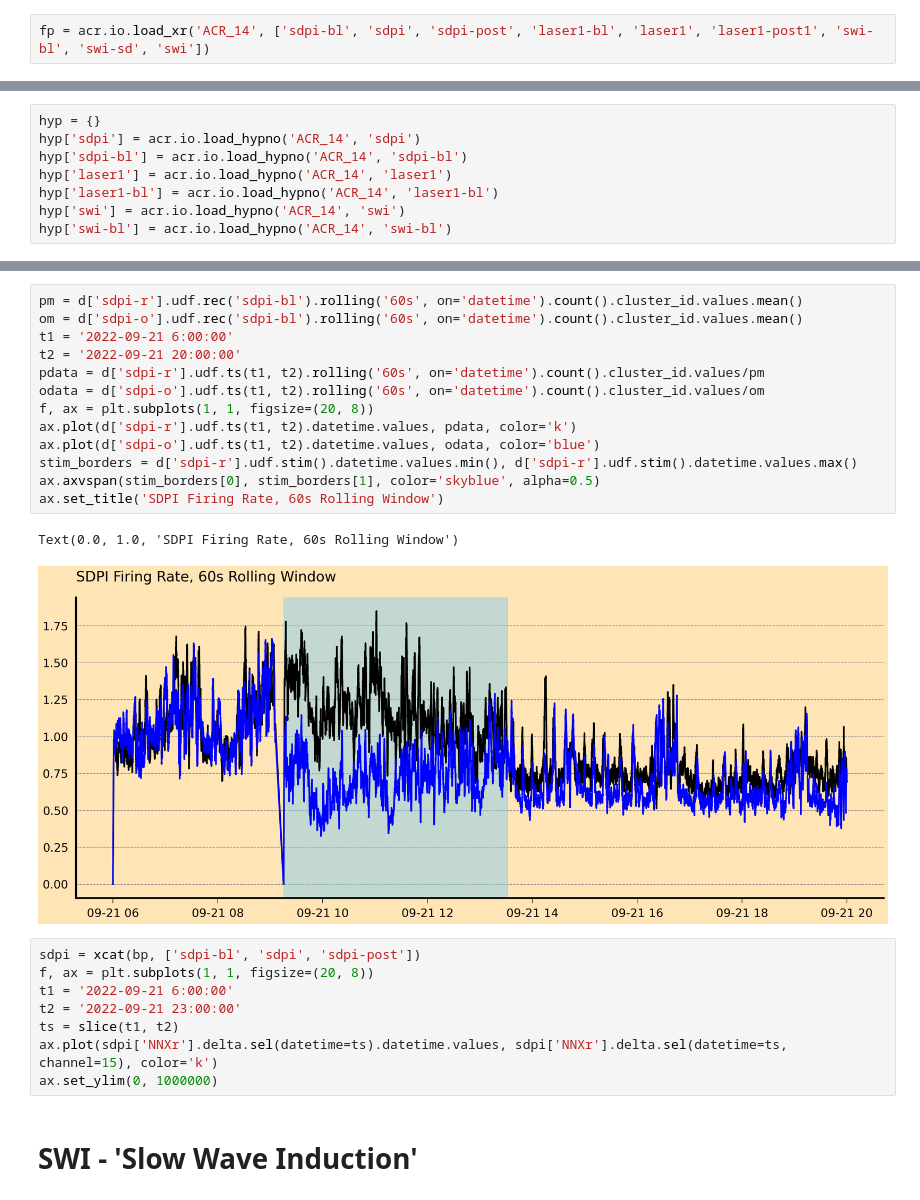
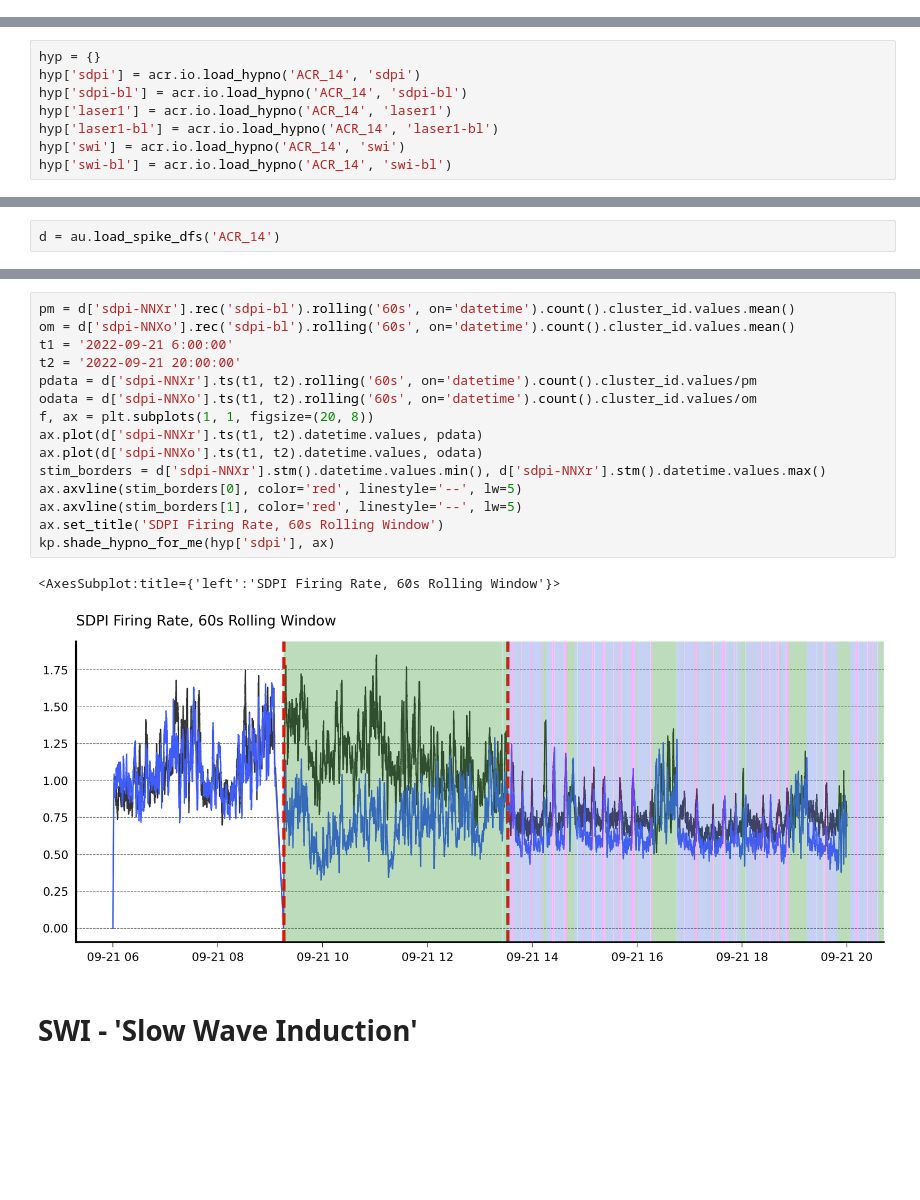
Before and after one commit to kortdriessen/acr, a Jupyter notebook: notebooks/a14_spikes.ipynb, the cells around one changed output, grey strips where cells are left out. Cells and saved outputs as stored; diff of their text form; blank space fills up the shorter version.

```diff
--- a/notebooks/a14_spikes.ipynb
+++ b/notebooks/a14_spikes.ipynb
@@ -32,2 +27,0 @@ def xcat(ds, recordings, stores=['NNXo', 'NNXr']):
-# %%
-fp = acr.io.load_xr('ACR_14', ['sdpi-bl', 'sdpi', 'sdpi-post', 'laser1-bl', 'laser1', 'laser1-post1', 'swi-bl', 'swi-sd', 'swi'])
@@ -60,0 +36,2 @@ adding hypno
+# %%
+d = au.load_spike_dfs('ACR_14')
@@ -61,26 +77,20 @@ adding hypno
 # %%
-pm = d['sdpi-r'].udf.rec('sdpi-bl').rolling('60s', on='datetime').count().cluster_id.values.mean()
-om = d['sdpi-o'].udf.rec('sdpi-bl').rolling('60s', on='datetime').count().cluster_id.values.mean()
+pm = d['sdpi-NNXr'].rec('sdpi-bl').rolling('60s', on='datetime').count().cluster_id.values.mean()
+om = d['sdpi-NNXo'].rec('sdpi-bl').rolling('60s', on='datetime').count().cluster_id.values.mean()
 t1 = '2022-09-21 6:00:00'
 t2 = '2022-09-21 20:00:00'
-pdata = d['sdpi-r'].udf.ts(t1, t2).rolling('60s', on='datetime').count().cluster_id.values/pm
-odata = d['sdpi-o'].udf.ts(t1, t2).rolling('60s', on='datetime').count().cluster_id.values/om
+pdata = d['sdpi-NNXr'].ts(t1, t2).rolling('60s', on='datetime').count().cluster_id.values/pm
+odata = d['sdpi-NNXo'].ts(t1, t2).rolling('60s', on='datetime').count().cluster_id.values/om
 f, ax = plt.subplots(1, 1, figsize=(20, 8))
-ax.plot(d['sdpi-r'].udf.ts(t1, t2).datetime.values, pdata, color='k')
-ax.plot(d['sdpi-o'].udf.ts(t1, t2).datetime.values, odata, color='blue')
-stim_borders = d['sdpi-r'].udf.stim().datetime.values.min(), d['sdpi-r'].udf.stim().datetime.values.max()
-ax.axvspan(stim_borders[0], stim_borders[1], color='skyblue', alpha=0.5)
+ax.plot(d['sdpi-NNXr'].ts(t1, t2).datetime.values, pdata)
+ax.plot(d['sdpi-NNXo'].ts(t1, t2).datetime.values, odata)
+stim_borders = d['sdpi-NNXr'].stm().datetime.values.min(), d['sdpi-NNXr'].stm().datetime.values.max()
+ax.axvline(stim_borders[0], color='red', linestyle='--', lw=5)
+ax.axvline(stim_borders[1], color='red', linestyle='--', lw=5)
 ax.set_title('SDPI Firing Rate, 60s Rolling Window')
+kp.shade_hypno_for_me(hyp['sdpi'], ax)
 # %% [output]
-Text(0.0, 1.0, 'SDPI Firing Rate, 60s Rolling Window')
+<AxesSubplot:title={'left':'SDPI Firing Rate, 60s Rolling Window'}>
-[figure, old version]
+[figure, new version]
-# %%
-sdpi = xcat(bp, ['sdpi-bl', 'sdpi', 'sdpi-post'])
-f, ax = plt.subplots(1, 1, figsize=(20, 8))
-t1 = '2022-09-21 6:00:00'
-t2 = '2022-09-21 23:00:00'
-ts = slice(t1, t2)
-ax.plot(sdpi['NNXr'].delta.sel(datetime=ts).datetime.values, sdpi['NNXr'].delta.sel(datetime=ts, channel=15), color='k')
-ax.set_ylim(0, 1000000)
 # %% [markdown]
 # SWI - 'Slow Wave Induction'
```
Also changed, not shown: parts of 38 cells of this notebook, 6 other files.
